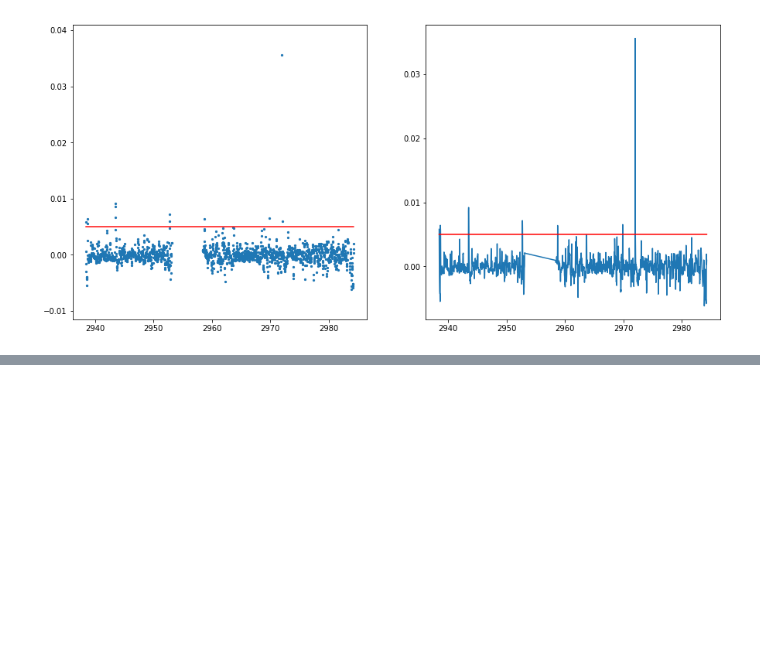
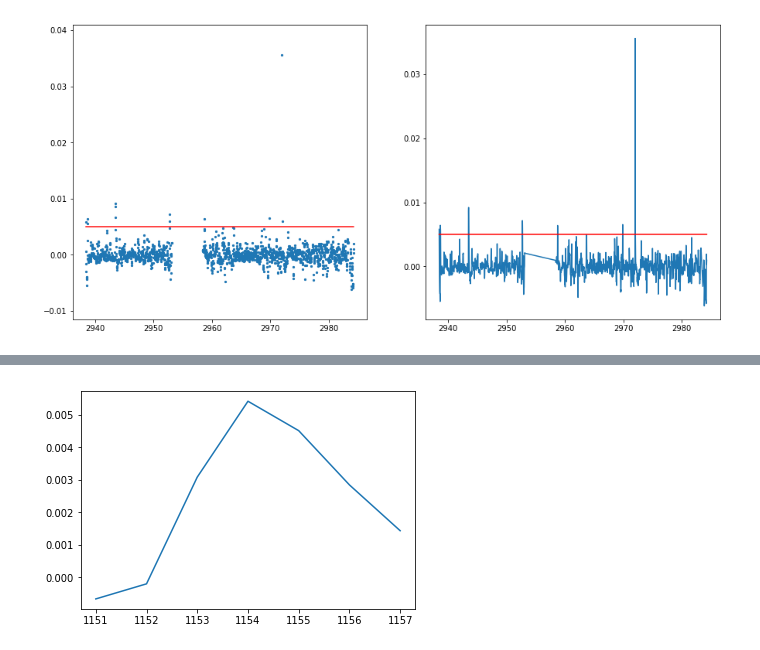
Before and after one commit to exoclam/epic-246301900, a Jupyter notebook: gp.ipynb, the cells around one changed output, grey strips where cells are left out. Saved outputs shown, nothing was run; the diff lists cells and outputs as text; code cells hidden in the pictures; blank space fills up the shorter version.

```diff
--- a/gp.ipynb
+++ b/gp.ipynb
@@ -182,0 +259,6 @@ pl.plot(xobs,threshold*np.ones(len(xobs)),c='r')
+# %%
+# flare width, for example comparison
+pl.plot(y[1151:1158])
+pl.show()
+# %% [output]
+[figure, added]
```
Also changed, not shown: parts of 44 cells of this notebook.
